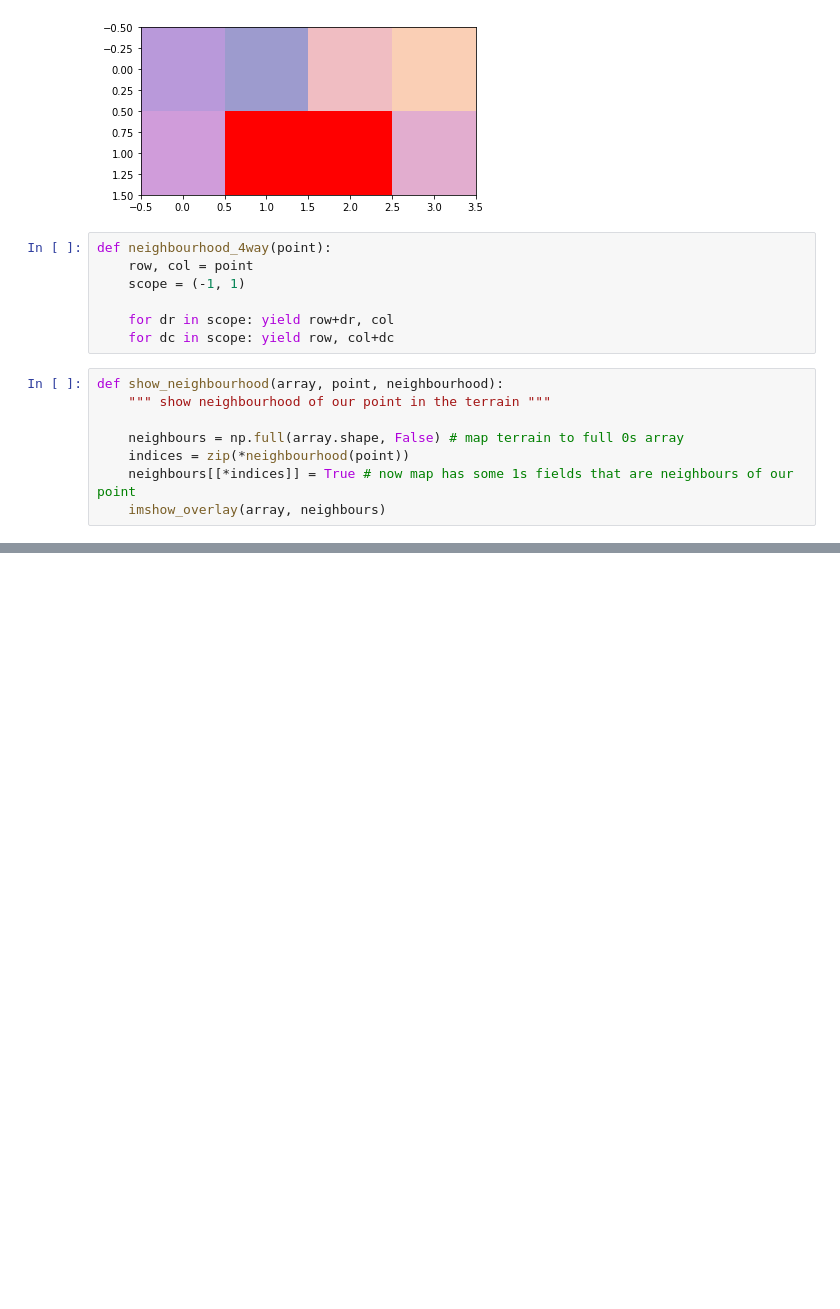
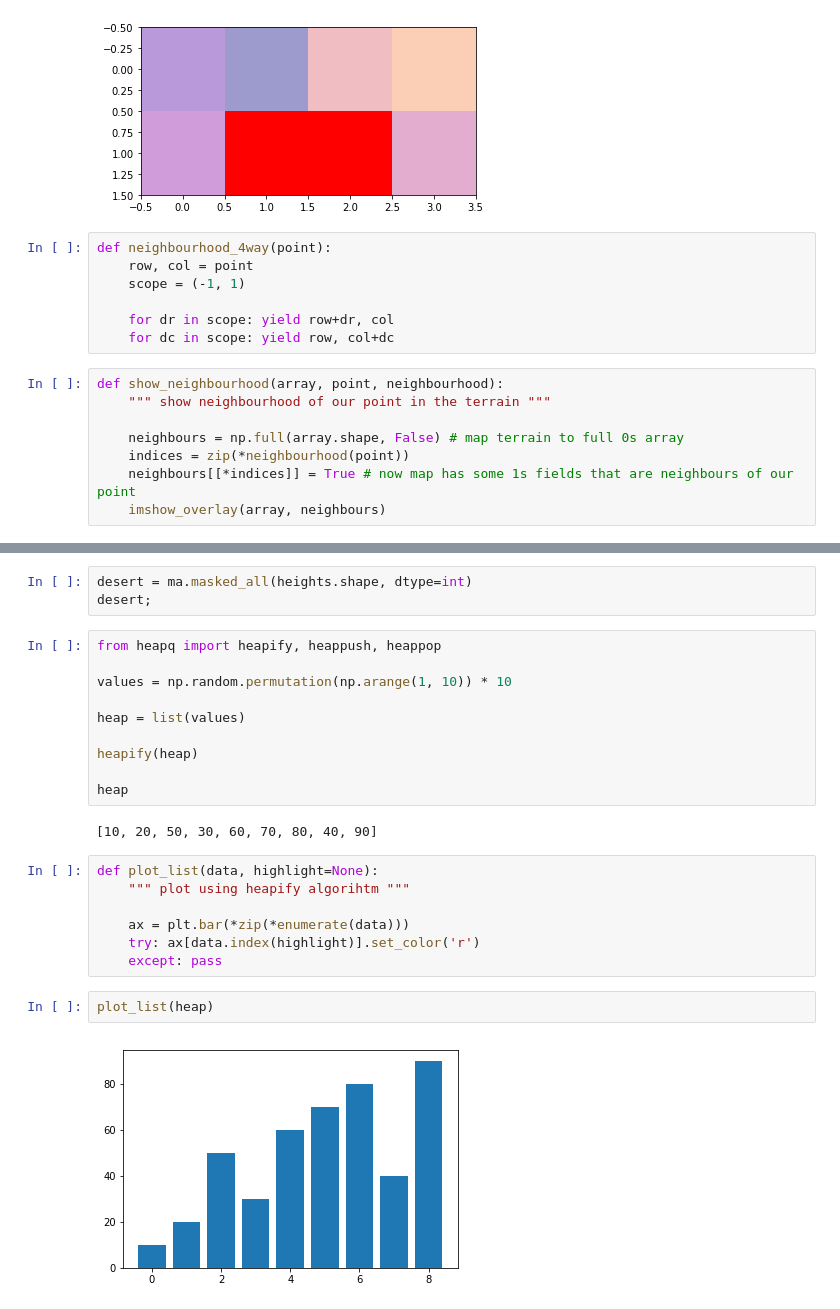
Before and after one commit to jankubierecki/python-ds, a Jupyter notebook: findig-the-shortest-path-on-image/finding_the_shortest_path.ipynb, the cells around one changed output, grey strips where cells are left out. Saved outputs shown, nothing was run; the diff lists cells and outputs as text; blank space fills up the shorter version.

```diff
--- a/findig-the-shortest-path-on-image/finding_the_shortest_path.ipynb
+++ b/findig-the-shortest-path-on-image/finding_the_shortest_path.ipynb
@@ -144,0 +183,26 @@ show_neighbourhood(terrain, (5,5), neighbourhood_4way)
+# %%
+desert = ma.masked_all(heights.shape, dtype=int)
+desert;
+# %%
+from heapq import heapify, heappush, heappop
+
+values = np.random.permutation(np.arange(1, 10)) * 10
+
+heap = list(values)
+
+heapify(heap)
+
+heap
+# %% [output]
+[10, 20, 50, 30, 60, 70, 80, 40, 90]
+# %%
+def plot_list(data, highlight=None):
+    """ plot using heapify algorihtm """
+
+    ax = plt.bar(*zip(*enumerate(data)))
+    try: ax[data.index(highlight)].set_color('r')
+    except: pass
+# %%
+plot_list(heap)
+# %% [output]
+[figure, added]
```
Also changed, not shown: parts of 39 cells of this notebook.
